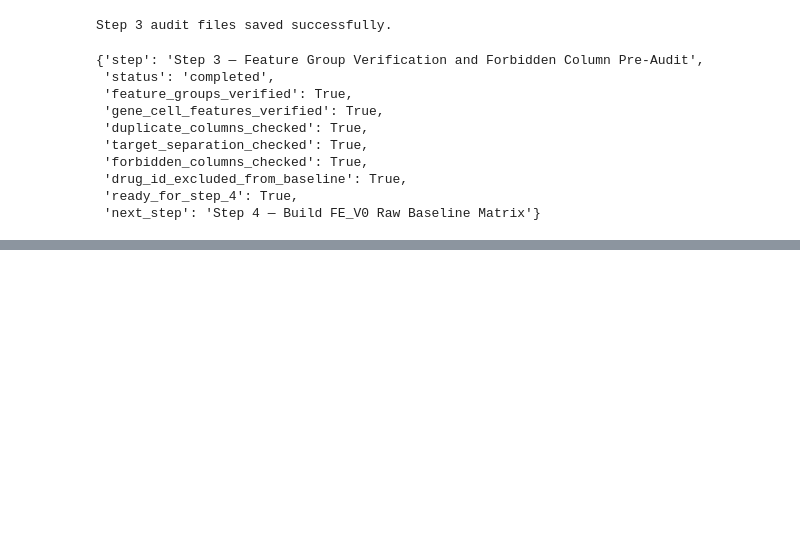
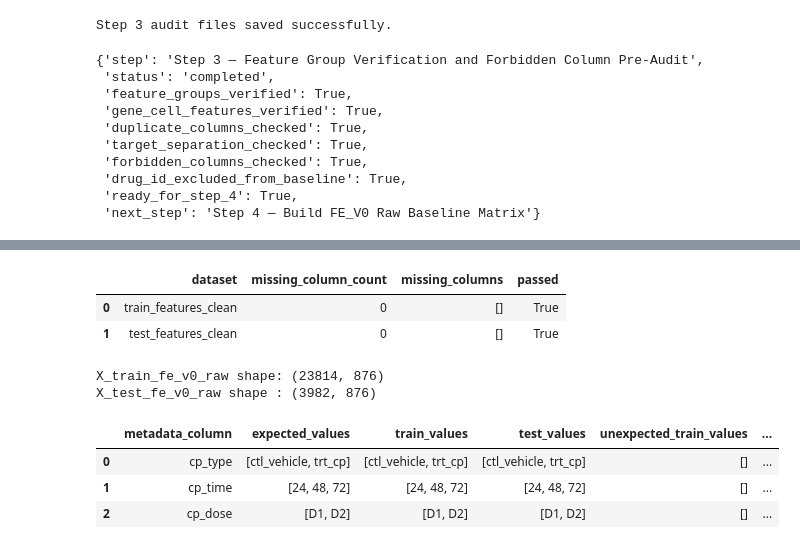
Before and after one commit to kawsar07ahmmed0712-rgb/moa-prediction-drug-response, a Jupyter notebook: notebooks/03_feature_engineering.ipynb, the cells around one changed output, grey strips where cells are left out. Saved outputs shown, nothing was run; the diff lists cells and outputs as text; code cells hidden in the pictures; blank space fills up the shorter version.

```diff
--- a/notebooks/03_feature_engineering.ipynb
+++ b/notebooks/03_feature_engineering.ipynb
@@ -1063,0 +1113,76 @@ step_3_status
+# %%
+missing_train_fe_v0_columns = sorted(
+    list(set(fe_v0_raw_columns) - set(train_features_clean.columns))
+)
+
+missing_test_fe_v0_columns = sorted(
+    list(set(fe_v0_raw_columns) - set(test_features_clean.columns))
+)
+
+fe_v0_missing_column_audit = pd.DataFrame({
+    "dataset": [
+        "train_features_clean",
+        "test_features_clean"
+    ],
+    "missing_column_count": [
+        len(missing_train_fe_v0_columns),
+        len(missing_test_fe_v0_columns)
+    ],
+    "missing_columns": [
+        missing_train_fe_v0_columns,
+        missing_test_fe_v0_columns
+    ],
+    "passed": [
+        len(missing_train_fe_v0_columns) == 0,
+        len(missing_test_fe_v0_columns) == 0
+    ]
+})
+
+fe_v0_missing_column_audit
+# %% [output]
+|  | dataset | missing_column_count | missing_columns | passed |
+| 0 | train_features_clean | 0 | [] | True |
+| 1 | test_features_clean | 0 | [] | True |
+# %%
+X_train_fe_v0_raw = train_features_clean[fe_v0_raw_columns].copy()
+X_test_fe_v0_raw = test_features_clean[fe_v0_raw_columns].copy()
+
+print("X_train_fe_v0_raw shape:", X_train_fe_v0_raw.shape)
+print("X_test_fe_v0_raw shape :", X_test_fe_v0_raw.shape)
+# %% [output]
+X_train_fe_v0_raw shape: (23814, 876)
+X_test_fe_v0_raw shape : (3982, 876)
+# %%
+metadata_expected_values = {
+    "cp_type": ["ctl_vehicle", "trt_cp"],
+    "cp_time": ["24", "48", "72"],
+    "cp_dose": ["D1", "D2"]
+}
+
+metadata_category_audit_rows = []
+
+for col, expected_values in metadata_expected_values.items():
+    train_values = sorted(X_train_fe_v0_raw[col].astype(str).unique().tolist())
+    test_values = sorted(X_test_fe_v0_raw[col].astype(str).unique().tolist())
+
+    metadata_category_audit_rows.append({
+        "metadata_column": col,
+        "expected_values": expected_values,
+        "train_values": train_values,
+        "test_values": test_values,
+        "unexpected_train_values": sorted(list(set(train_values) - set(expected_values))),
+        "unexpected_test_values": sorted(list(set(test_values) - set(expected_values))),
+        "passed": (
+            len(set(train_values) - set(expected_values)) == 0 and
+            len(set(test_values) - set(expected_values)) == 0
+        )
+    })
+
+metadata_category_audit = pd.DataFrame(metadata_category_audit_rows)
+
+metadata_category_audit
+# %% [output]
+|  | metadata_column | expected_values | train_values | test_values | unexpected_train_values | ... |
+| 0 | cp_type | [ctl_vehicle, trt_cp] | [ctl_vehicle, trt_cp] | [ctl_vehicle, trt_cp] | [] | ... |
+| 1 | cp_time | [24, 48, 72] | [24, 48, 72] | [24, 48, 72] | [] | ... |
+| 2 | cp_dose | [D1, D2] | [D1, D2] | [D1, D2] | [] | ... |
```
Also changed, not shown: parts of 11 cells of this notebook.
